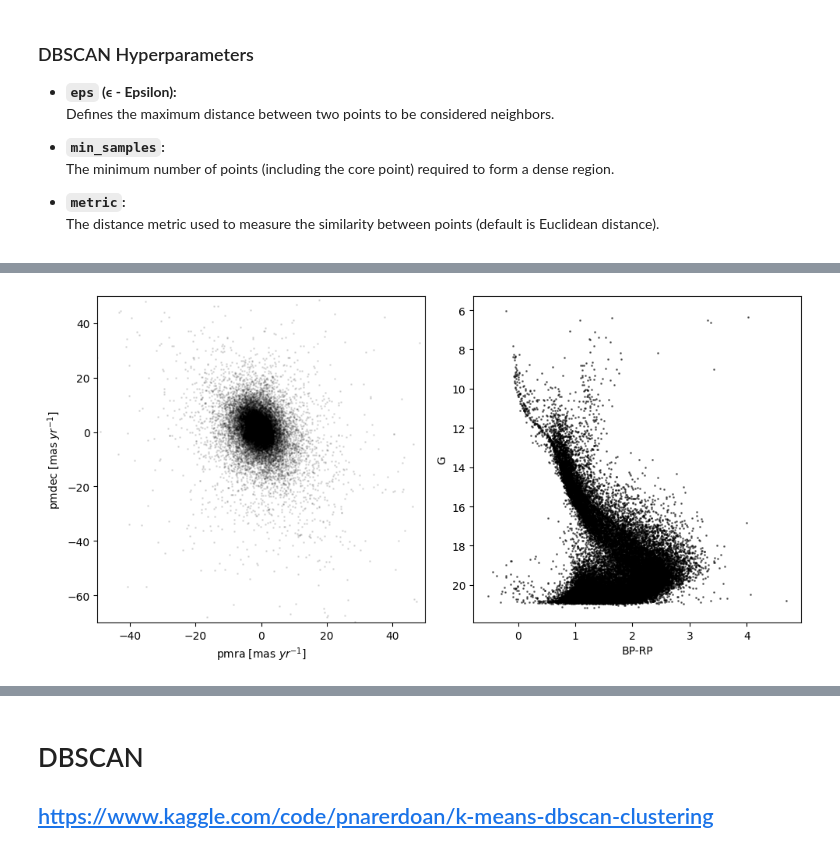
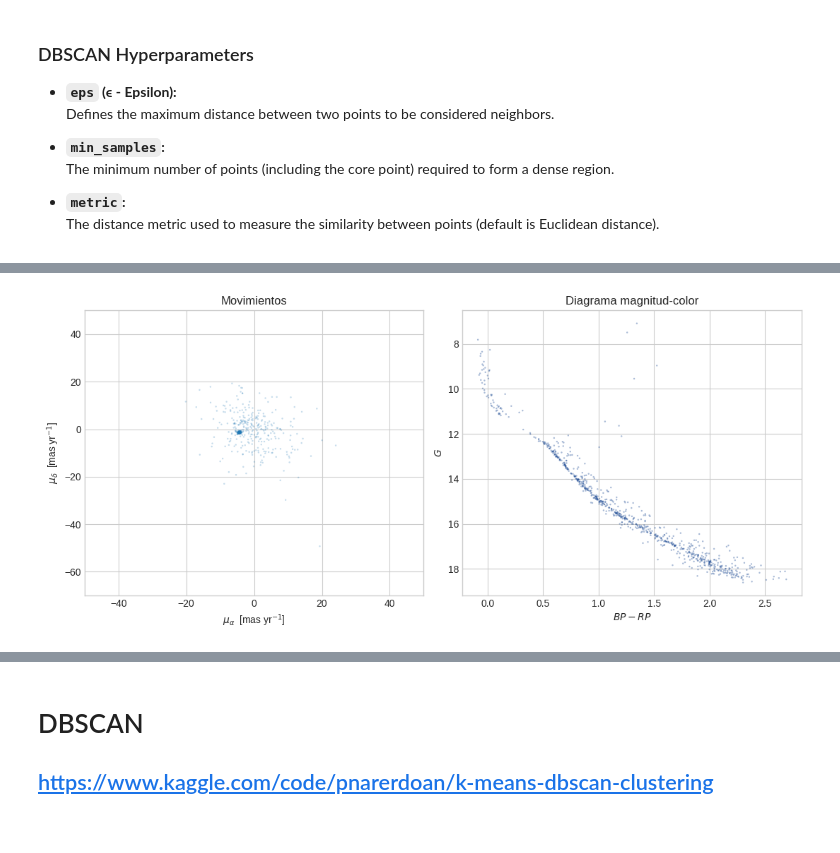
Before and after one commit to yohuan98i-hue/perteneciaDB_HD, a Jupyter notebook: M41.ipynb, the cells around one changed output, grey strips where cells are left out. Cells and saved outputs as stored; diff of their text form; code cells hidden in the pictures.

```diff
--- a/M41.ipynb
+++ b/M41.ipynb
@@ -112,0 +110,13 @@ df = pd.read_csv('M41_query_result_full.csv') # full gaia sample for one cluster
+# %%
+x=pd.read_csv('M41new.csv')
+df = pd.read_csv('M41new.csv').query('parallax_over_error > 10') # full gaia sample for one cluster
+#df.info()
+print((df.columns))
+print('ra=',df["ra"].min(), df["ra"].max())
+print('dec=',df["dec"].min(), df["dec"].max())
+print('numeroestrellas= ',len(df))
+
+print((x.columns))
+print('ra=',x["ra"].min(), x["ra"].max())
+print('dec=',x["dec"].min(), x["dec"].max())
+print('numeroestrellas= ',len(x))
@@ -113,16 +142,43 @@ df = pd.read_csv('M41_query_result_full.csv') # full gaia sample for one cluster
 # %%
-fig, ax = plt.subplots(1, 2, figsize=(10,5))
+plt.style.use('seaborn-v0_8-whitegrid')
 
-ax[0].scatter(df['pmra'], df['pmdec'], s=1, alpha=0.1, c='k')
-ax[0].set_xlabel("pmra [mas $yr^{-1}$]")
-ax[0].set_ylabel("pmdec [mas $yr^{-1}$]")
+
+
+fig, ax = plt.subplots(1, 2, figsize=(11,5))
+
+# --- Proper motions ---
+ax[0].scatter(df['pmra'], df['pmdec'],
+              s=3,
+              alpha=0.25,
+              color="#1f77b4",
+              edgecolors='none')
+
+ax[0].set_xlabel(r"$\mu_{\alpha}$  [mas yr$^{-1}$]")
+ax[0].set_ylabel(r"$\mu_{\delta}$  [mas yr$^{-1}$]")
+
 ax[0].set_xlim(-50, 50)
 ax[0].set_ylim(-70, 50)
 
-ax[1].scatter(df['phot_bp_mean_mag'] - df['phot_rp_mean_mag'], df['phot_g_mean_mag'], s=1, alpha=0.5, c='k')
-ax[1].set_xlabel("BP-RP")
-ax[1].set_ylabel("G")
+ax[0].set_title("Movimientos")
+
+# --- CMD ---
+bp_rp = df['phot_bp_mean_mag'] - df['phot_rp_mean_mag']
+
+ax[1].scatter(bp_rp,
+              df['phot_g_mean_mag'],
+              s=3,
+              alpha=0.35,
+              color="#0b3c8c",
+              edgecolors='none')
+
+ax[1].set_xlabel(r"$BP - RP$")
+ax[1].set_ylabel(r"$G$")
+
 ax[1].invert_yaxis()
-fig.tight_layout()
+
+ax[1].set_title("Diagrama magnitud-color")
+
+plt.tight_layout()
+plt.show()
 # %% [output]
-[figure, old version]
+[figure, new version]
```
Also changed, not shown: parts of 19 cells of this notebook, 1 other file.
